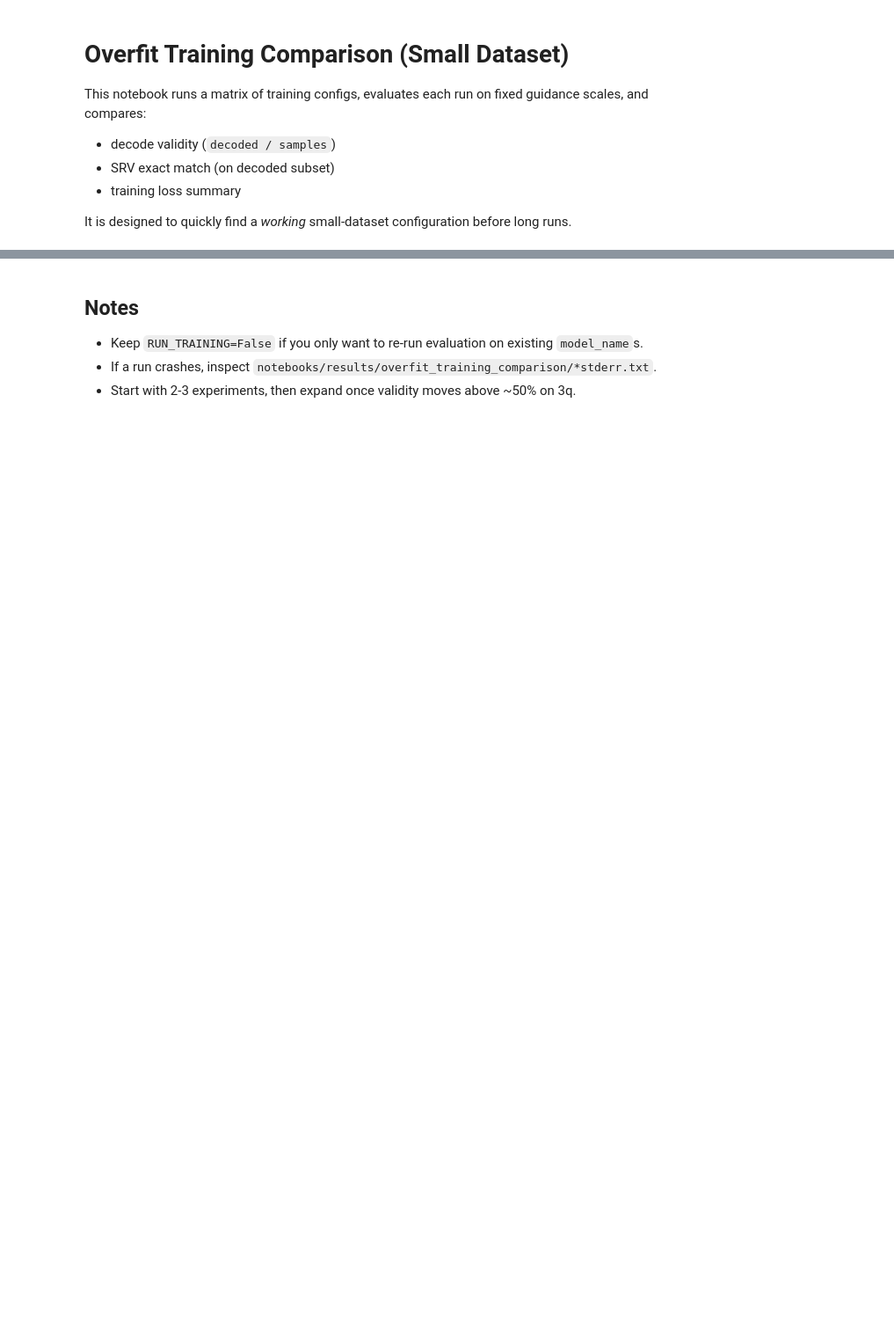
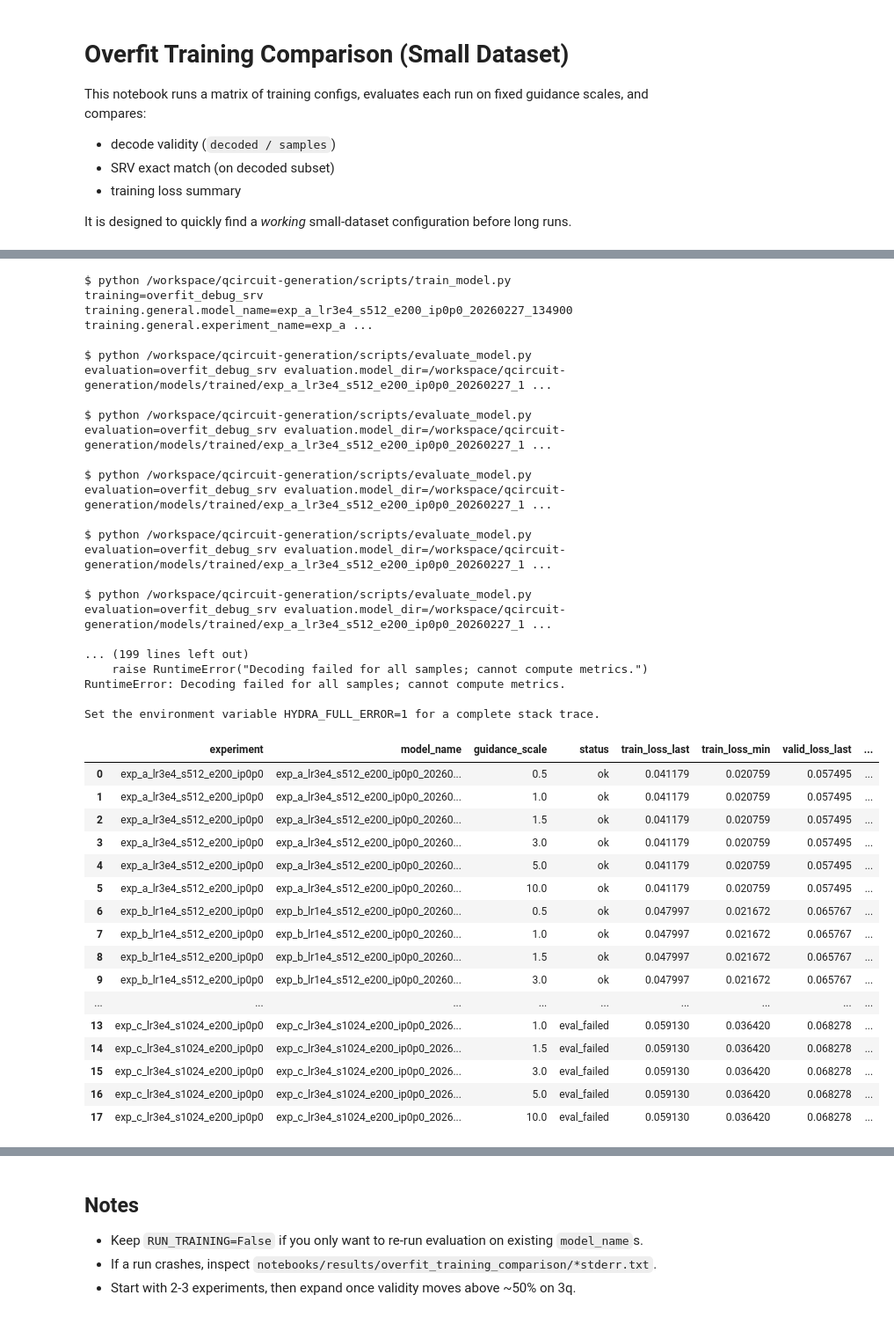
Before and after one commit to lionlion37/qcircuit-generation, a Jupyter notebook: notebooks/overfit_training_comparison.ipynb, the cells around one changed output, grey strips where cells are left out. Shown at 88% size. Saved outputs shown, nothing was run; the diff lists cells and outputs as text; code cells hidden in the pictures; blank space fills up the shorter version.

```diff
--- a/notebooks/overfit_training_comparison.ipynb
+++ b/notebooks/overfit_training_comparison.ipynb
@@ -176,10 +183,8 @@ for exp in EXPERIMENTS:
         train_cmd = [
             'python', str(TRAIN_SCRIPT),
             f'training={TRAIN_BASE}',
-            f'general.model_name={model_name}',
-            f'training.model_name={model_name}',
-            f'general.experiment_name={model_name}',
-            f'training.experiment_name={model_name}',
+            f'training.general.model_name={model_name}',
+            f'training.general.experiment_name={model_name}',
         ]
         for k, v in exp['train_overrides'].items():
             train_cmd.append(f'{k}={v}')
@@ -199,33 +204,68 @@ for exp in EXPERIMENTS:
 
     loss_stats = parse_training_losses(model_dir)
 
     # ----- Eval sweep -----
     if RUN_EVALUATION:
         for g in GUIDANCE_SCALES:
             eval_cmd = [
                 'python', str(EVAL_SCRIPT),
                 f'evaluation={EVAL_BASE}',
                 f'evaluation.model_dir={model_dir}',
                 f'evaluation.num_samples={NUM_EVAL_SAMPLES}',
                 f'evaluation.model_params.guidance_scale={g}',
             ]
 
             rc, out, err = run_cmd(eval_cmd, dry_run=DRY_RUN)
             (RESULTS_DIR / f'{model_name}_eval_g{g}_stdout.txt').write_text(out)
             (RESULTS_DIR / f'{model_name}_eval_g{g}_stderr.txt').write_text(err)
 
             metrics = parse_eval_stdout(out)
             rows.append({
                 'experiment': exp_name,
                 'model_name': model_name,
                 'guidance_scale': g,
                 'status': 'ok' if rc == 0 else 'eval_failed',
                 **loss_stats,
                 **metrics,
             })
 
 results_df = pd.DataFrame(rows)
 results_df
+# %% [output]
+$ python /workspace/qcircuit-generation/scripts/train_model.py training=overfit_debug_srv training.general.model_name=exp_a_lr3e4_s512_e200_ip0p0_20260227_134900 training.general.experiment_name=exp_a ...
+
+$ python /workspace/qcircuit-generation/scripts/evaluate_model.py evaluation=overfit_debug_srv evaluation.model_dir=/workspace/qcircuit-generation/models/trained/exp_a_lr3e4_s512_e200_ip0p0_20260227_1 ...
+
+$ python /workspace/qcircuit-generation/scripts/evaluate_model.py evaluation=overfit_debug_srv evaluation.model_dir=/workspace/qcircuit-generation/models/trained/exp_a_lr3e4_s512_e200_ip0p0_20260227_1 ...
+
+$ python /workspace/qcircuit-generation/scripts/evaluate_model.py evaluation=overfit_debug_srv evaluation.model_dir=/workspace/qcircuit-generation/models/trained/exp_a_lr3e4_s512_e200_ip0p0_20260227_1 ...
+
+$ python /workspace/qcircuit-generation/scripts/evaluate_model.py evaluation=overfit_debug_srv evaluation.model_dir=/workspace/qcircuit-generation/models/trained/exp_a_lr3e4_s512_e200_ip0p0_20260227_1 ...
+
+$ python /workspace/qcircuit-generation/scripts/evaluate_model.py evaluation=overfit_debug_srv evaluation.model_dir=/workspace/qcircuit-generation/models/trained/exp_a_lr3e4_s512_e200_ip0p0_20260227_1 ...
+
+... (199 lines left out)
+    raise RuntimeError("Decoding failed for all samples; cannot compute metrics.")
+RuntimeError: Decoding failed for all samples; cannot compute metrics.
+
+Set the environment variable HYDRA_FULL_ERROR=1 for a complete stack trace.
+|  | experiment | model_name | guidance_scale | status | train_loss_last | train_loss_min | valid_loss_last | ... |
+| 0 | exp_a_lr3e4_s512_e200_ip0p0 | exp_a_lr3e4_s512_e200_ip0p0_20260... | 0.5 | ok | 0.041179 | 0.020759 | 0.057495 | ... |
+| 1 | exp_a_lr3e4_s512_e200_ip0p0 | exp_a_lr3e4_s512_e200_ip0p0_20260... | 1.0 | ok | 0.041179 | 0.020759 | 0.057495 | ... |
+| 2 | exp_a_lr3e4_s512_e200_ip0p0 | exp_a_lr3e4_s512_e200_ip0p0_20260... | 1.5 | ok | 0.041179 | 0.020759 | 0.057495 | ... |
+| 3 | exp_a_lr3e4_s512_e200_ip0p0 | exp_a_lr3e4_s512_e200_ip0p0_20260... | 3.0 | ok | 0.041179 | 0.020759 | 0.057495 | ... |
+| 4 | exp_a_lr3e4_s512_e200_ip0p0 | exp_a_lr3e4_s512_e200_ip0p0_20260... | 5.0 | ok | 0.041179 | 0.020759 | 0.057495 | ... |
+| 5 | exp_a_lr3e4_s512_e200_ip0p0 | exp_a_lr3e4_s512_e200_ip0p0_20260... | 10.0 | ok | 0.041179 | 0.020759 | 0.057495 | ... |
+| 6 | exp_b_lr1e4_s512_e200_ip0p0 | exp_b_lr1e4_s512_e200_ip0p0_20260... | 0.5 | ok | 0.047997 | 0.021672 | 0.065767 | ... |
+| 7 | exp_b_lr1e4_s512_e200_ip0p0 | exp_b_lr1e4_s512_e200_ip0p0_20260... | 1.0 | ok | 0.047997 | 0.021672 | 0.065767 | ... |
+| 8 | exp_b_lr1e4_s512_e200_ip0p0 | exp_b_lr1e4_s512_e200_ip0p0_20260... | 1.5 | ok | 0.047997 | 0.021672 | 0.065767 | ... |
+| 9 | exp_b_lr1e4_s512_e200_ip0p0 | exp_b_lr1e4_s512_e200_ip0p0_20260... | 3.0 | ok | 0.047997 | 0.021672 | 0.065767 | ... |
+| ... | ... | ... | ... | ... | ... | ... | ... | ... |
+| 13 | exp_c_lr3e4_s1024_e200_ip0p0 | exp_c_lr3e4_s1024_e200_ip0p0_2026... | 1.0 | eval_failed | 0.059130 | 0.036420 | 0.068278 | ... |
+| 14 | exp_c_lr3e4_s1024_e200_ip0p0 | exp_c_lr3e4_s1024_e200_ip0p0_2026... | 1.5 | eval_failed | 0.059130 | 0.036420 | 0.068278 | ... |
+| 15 | exp_c_lr3e4_s1024_e200_ip0p0 | exp_c_lr3e4_s1024_e200_ip0p0_2026... | 3.0 | eval_failed | 0.059130 | 0.036420 | 0.068278 | ... |
+| 16 | exp_c_lr3e4_s1024_e200_ip0p0 | exp_c_lr3e4_s1024_e200_ip0p0_2026... | 5.0 | eval_failed | 0.059130 | 0.036420 | 0.068278 | ... |
+| 17 | exp_c_lr3e4_s1024_e200_ip0p0 | exp_c_lr3e4_s1024_e200_ip0p0_2026... | 10.0 | eval_failed | 0.059130 | 0.036420 | 0.068278 | ... |
 # %%
 if not results_df.empty:
     out_csv = RESULTS_DIR / f'results_{STAMP}.csv'
```
Also changed, not shown: parts of 5 cells of this notebook, 3 other files.
